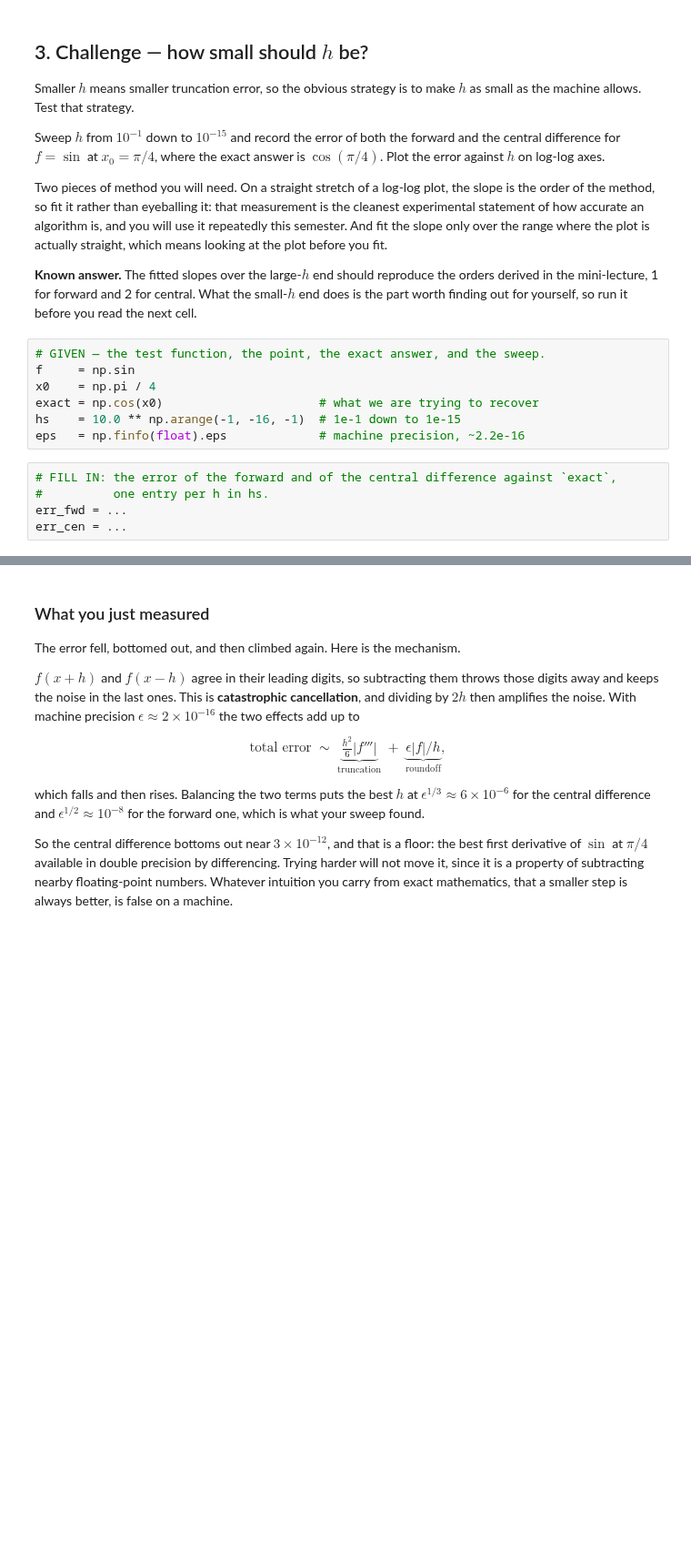
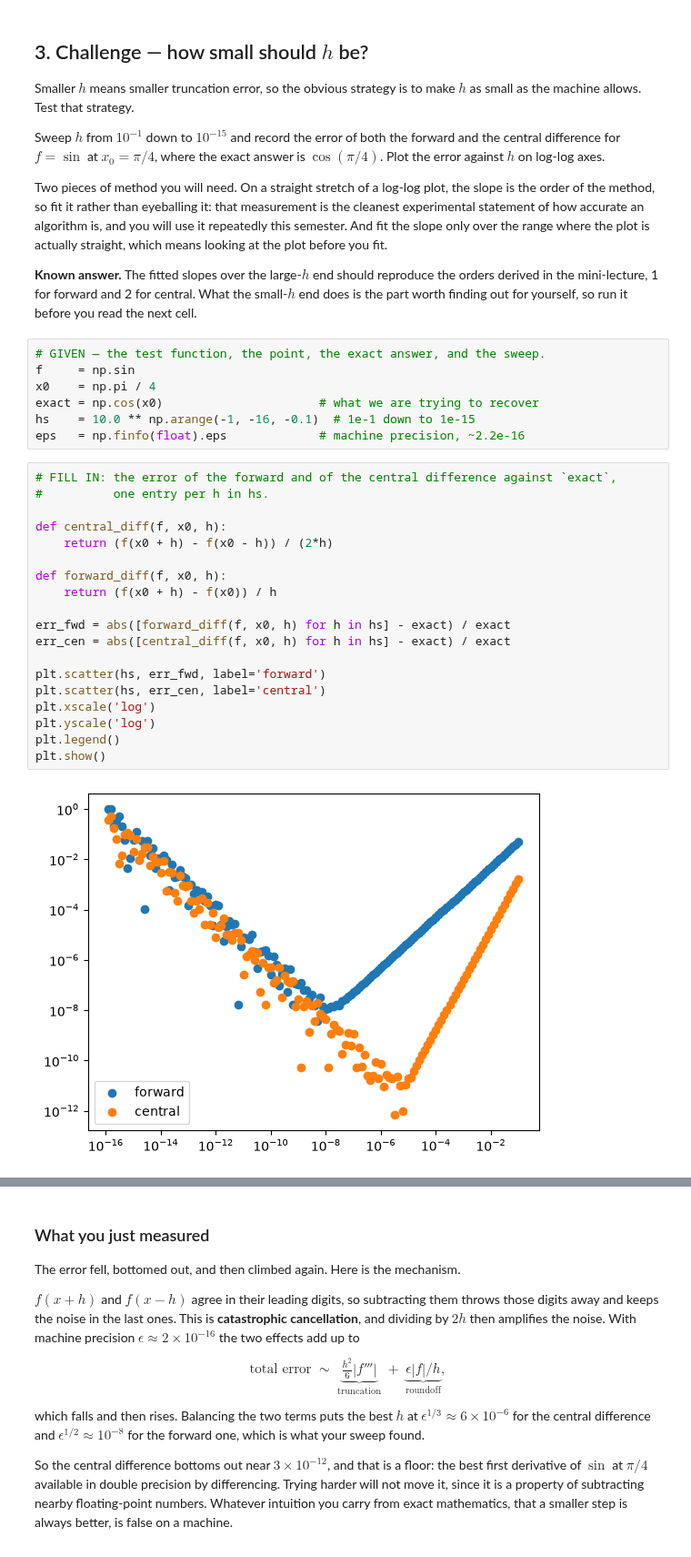
Before and after one commit to irisgnr/COMP2026, a Jupyter notebook: notebooks/03_Numerical_Differentiation.ipynb, the cells around one changed output, grey strips where cells are left out. Shown at 91% size. Drawn from its saved outputs; the diff is of its cells as text; blank space fills up the shorter version.

```diff
--- a/notebooks/03_Numerical_Differentiation.ipynb
+++ b/notebooks/03_Numerical_Differentiation.ipynb
@@ -269,13 +311,29 @@ next cell.
 f     = np.sin
 x0    = np.pi / 4
 exact = np.cos(x0)                      # what we are trying to recover
-hs    = 10.0 ** np.arange(-1, -16, -1)  # 1e-1 down to 1e-15
+hs    = 10.0 ** np.arange(-1, -16, -0.1)  # 1e-1 down to 1e-15
 eps   = np.finfo(float).eps             # machine precision, ~2.2e-16
-# %%
-# FILL IN: the error of the forward and of the central difference against `exact`,
-#          one entry per h in hs.
-err_fwd = ...
-err_cen = ...
+# %%
+# FILL IN: the error of the forward and of the central difference against `exact`,
+#          one entry per h in hs.
+
+def central_diff(f, x0, h):
+    return (f(x0 + h) - f(x0 - h)) / (2*h)
+
+def forward_diff(f, x0, h):
+    return (f(x0 + h) - f(x0)) / h
+
+err_fwd = abs([forward_diff(f, x0, h) for h in hs] - exact) / exact
+err_cen = abs([central_diff(f, x0, h) for h in hs] - exact) / exact
+
+plt.scatter(hs, err_fwd, label='forward')
+plt.scatter(hs, err_cen, label='central')
+plt.xscale('log')
+plt.yscale('log')
+plt.legend()
+plt.show()
+# %% [output]
+[figure, added]
 # %%
 # CHECK — do not edit
 print("    h        forward      central")
```
Also changed, not shown: parts of 7 cells of this notebook.
